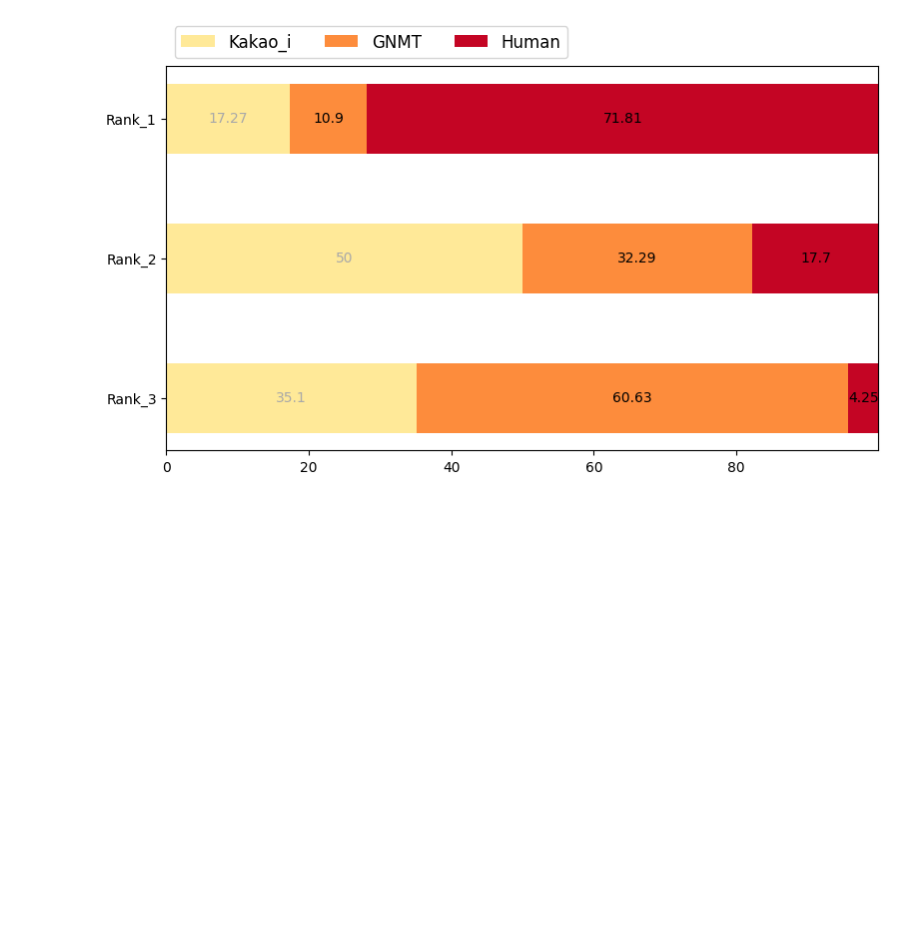
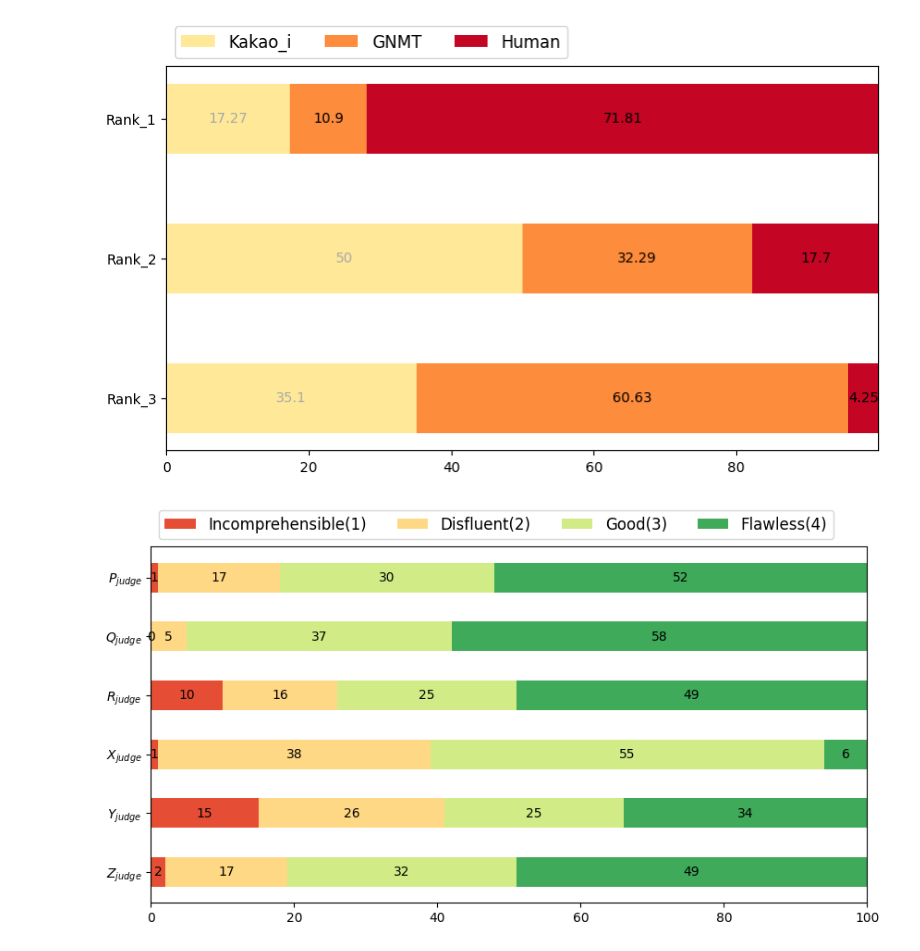
Before and after one commit to trotacodigos/ES-KO_NMT_Evaluation, a Jupyter notebook: display.ipynb, the cells around one changed output. Drawn from its saved outputs; the diff is of its cells as text; code cells hidden in the pictures; blank space fills up the shorter version.

```diff
--- a/display.ipynb
+++ b/display.ipynb
@@ -143,0 +171,5 @@ results = {
+# %%
+data = {'fluency': fluency,
+       'adequacy': adequacy,
+       'rank1': rank1,
+       'rank2': rank2}
@@ -189,0 +242,33 @@ plt.show()
+# %%
+def bar_horizontal_plot(labels: list, data: dict, color='RdYlGn'):
+    categories = list(data.keys()) # judge a, b, c, ...
+    data = np.array(list(data.values()))
+    data_cum = data.cumsum(axis=1)
+    cat_colors = plt.colormaps[color](
+        np.linspace(0.15, 0.85, data.shape[1]))
+
+    fig, ax = plt.subplots(figsize=(10, 5))
+    ax.invert_yaxis()
+    ax.set_xlim(0, np.sum(data, axis=1).max())
+
+    for i, (colname, color) in enumerate(zip(labels, cat_colors)):
+        widths = data[:, i]
+        starts = data_cum[:, i] - widths
+        rects = ax.barh(categories, widths, left=starts, height=0.5,
+                       label=colname, color=color)
+        r, g, b, _ = color
+        text_color = 'black' if r * g * b < 0.5 else 'darkgrey'
+        ax.bar_label(rects, label_type='center', color=text_color)
+    ax.legend(ncols=len(labels), bbox_to_anchor=(0, 1),
+             loc="lower left", fontsize='large')
+    return fig, ax
+
+def display(func, fname: str, **kwargs):
+    func(**kwargs)
+    plt.savefig(fname, dpi=300)
+    plt.show()
+# %%
+kwargs = {'labels': fluency['labels'], 'data': fluency['data'], 'color': 'RdYlGn'}
+display(bar_horizontal_plot, '6.1.png', **kwargs)
+# %% [output]
+[figure, added]
```
Also changed, not shown: parts of 59 cells of this notebook, 3 other files.
